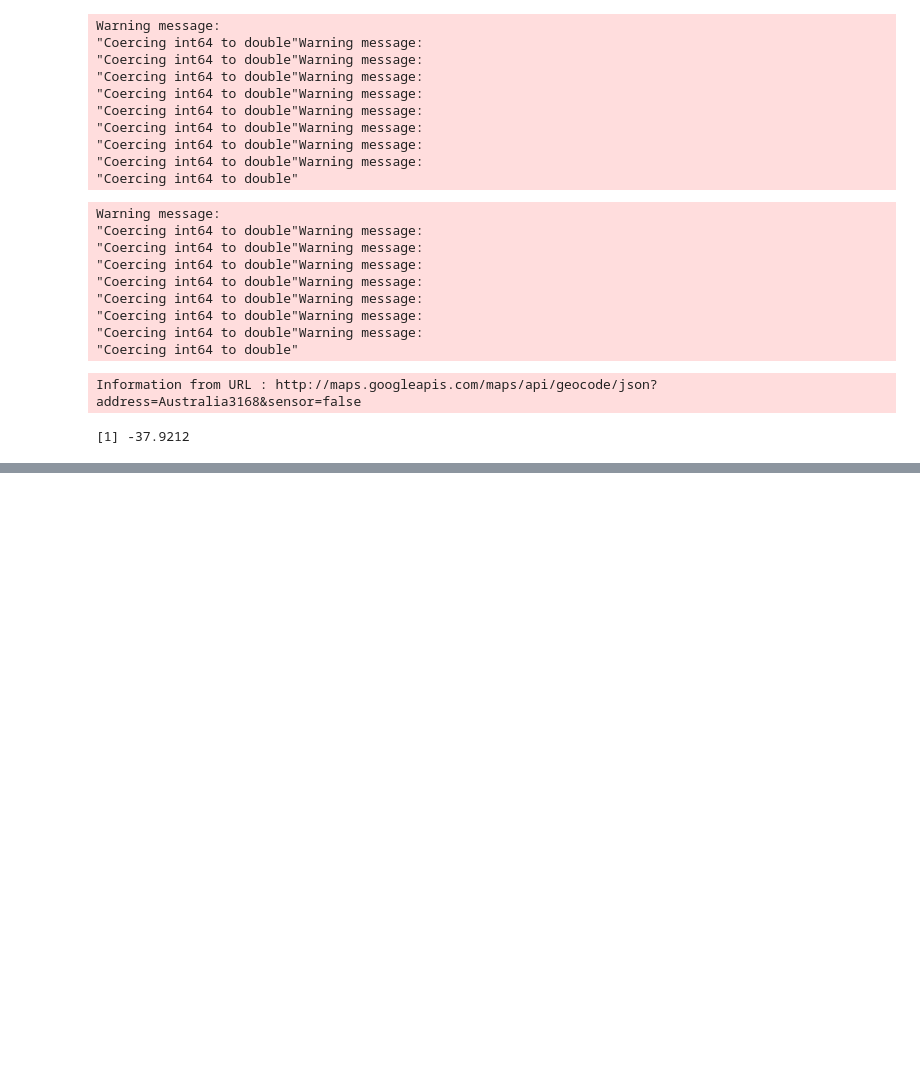
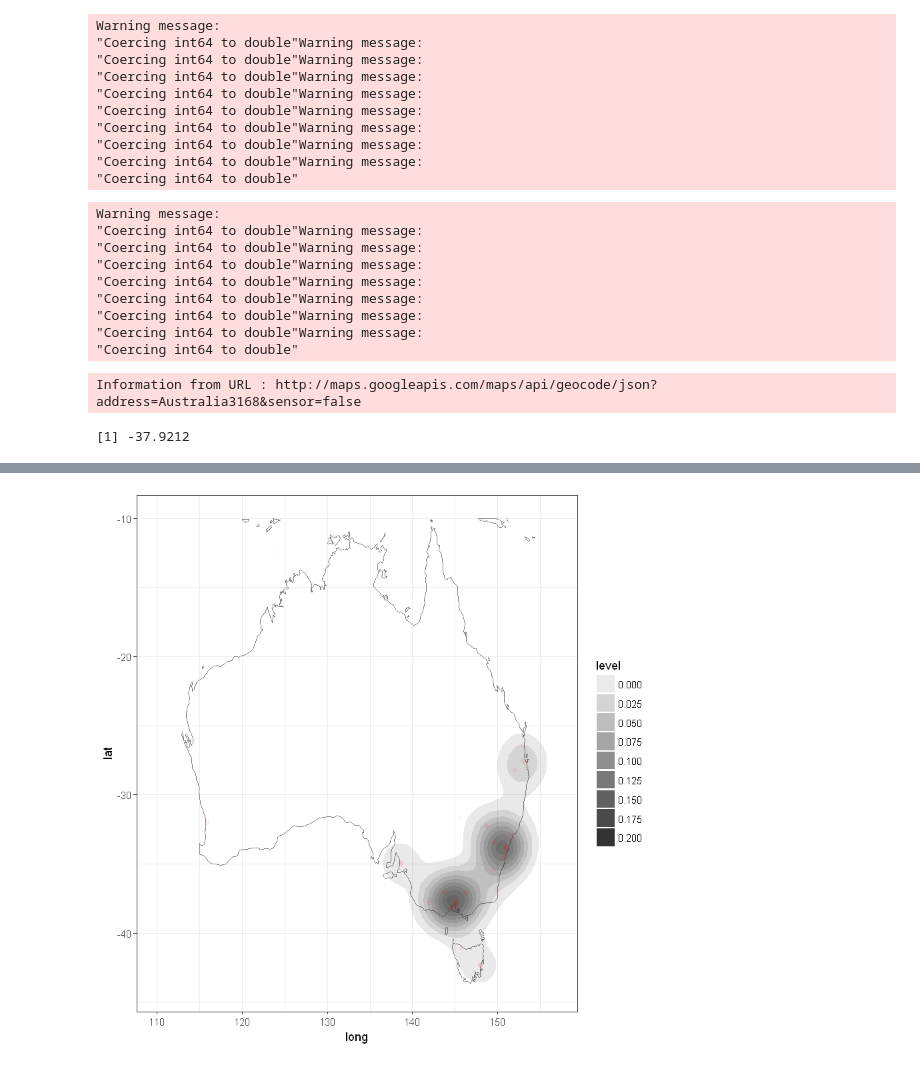
Before and after one commit to smstojanovic/iSel_MelbDatathon2017, a Jupyter notebook: steve/Antibiotic Strains by location.ipynb, the cells around one changed output, grey strips where cells are left out. Cells and saved outputs as stored; diff of their text form; code cells hidden in the pictures; blank space fills up the shorter version.

Commit message:
plotting antibiotic density location based heatmap in R.

```diff
--- a/steve/Antibiotic Strains by location.ipynb
+++ b/steve/Antibiotic Strains by location.ipynb
@@ -72,5 +72,5 @@ Information from URL : http://maps.googleapis.com/maps/api/geocode/json?address=
 [1] -37.9212
 # %%
 patient_ids <- transactions %>% select(Patient_ID) %>% unique
-sample_patient_id_ix <- sample(1:nrow(patient_ids))[1:(0.05*nrow(patient_ids))]
+sample_patient_id_ix <- sample(1:nrow(patient_ids))[1:(0.10*nrow(patient_ids))]
 sample_patient_ids <- patient_ids[sample_patient_id_ix,]
@@ -79,3 +77,5 @@ ERROR: Error: cannot allocate vector of size 512.0 Mb
+# %%
+transactions <- transactions %>% filter(Patient_ID %in% sample_patient_ids$Patient_ID)
 # %%
 antibiotic_transactions <- transactions %>%
     left_join(patients, by='Patient_ID') %>%
@@ -90,0 +139,9 @@ ERROR: Error: cannot allocate vector of size 435.3 Mb
+# %%
+#Using GGPLOT, plot the Base World Map
+mp <- NULL
+mapWorld <- borders("world2", colour="gray50") # create a layer of borders
+mp <- ggplot() + mapWorld + xlim(110, 157) + ylim(-44,-10)
+#mp
+#Now Layer the cities on top
+#mp <- mp+ geom_point(aes(x=visit.x, y=visit.y) ,color="blue", size=3)
+#mp
@@ -90,0 +169,17 @@ ERROR: Error: cannot allocate vector of size 435.3 Mb
+# %%
+PlotAntibioticDensityForWeek <- function(date){
+    #Sys.sleep(2)
+    return(
+    antibiotic_transactions %>%
+    mutate(Prescription_Week = as.Date(Prescription_Week)) %>%
+    filter(Prescription_Week == as.Date(date)) %>%
+    ggplot(aes(long, lat)) + mapWorld + stat_density2d(aes(alpha=..level..), geom="polygon") +
+          scale_alpha_continuous(limits=c(0,0.2),breaks=seq(0,0.2,by=0.025))+
+          geom_point(colour="red",alpha=0.02)+
+          theme_bw() + xlim(110, 157) + ylim(-44,-10)
+    )
+}
+# %%
+PlotAntibioticDensityForWeek('2013-06-02')
+# %% [output]
+[figure, added]
```
Also changed, not shown: parts of 9 cells of this notebook.
